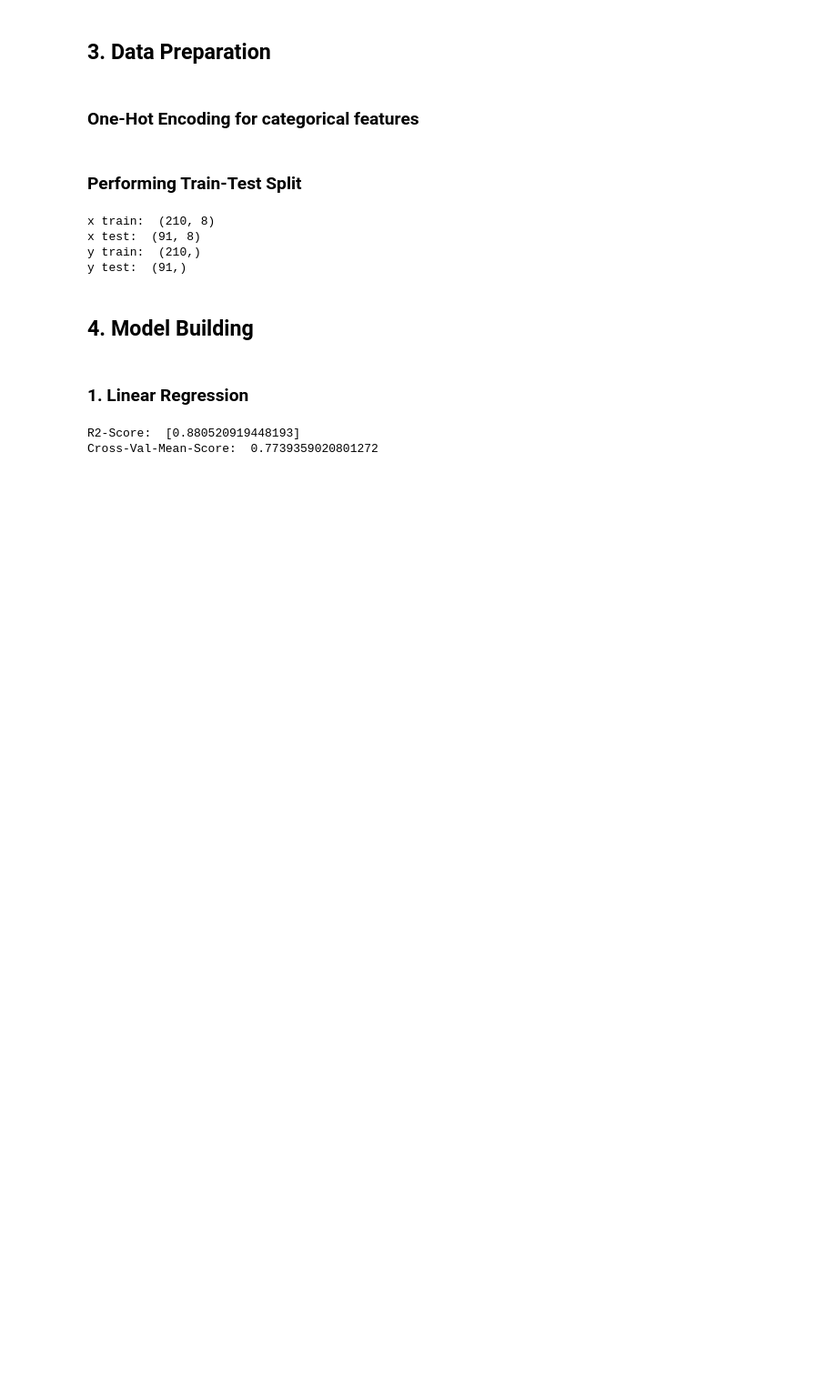
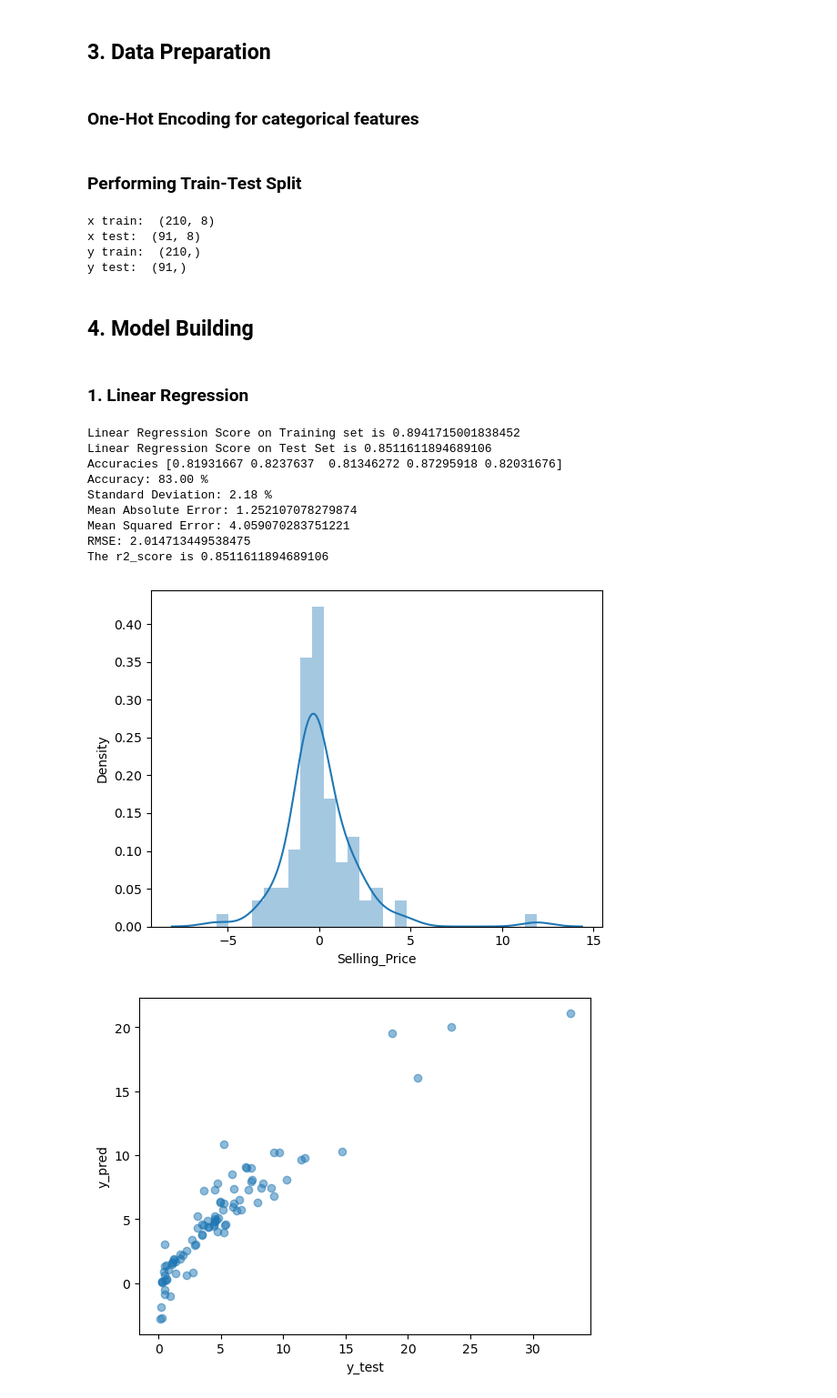
Before and after one commit to Bharathkumar-ms/car_price_prediction-streamlit, a Jupyter notebook: car-price-prediction-project.ipynb, the cells around one changed output. Shown: that part at 91% size. Drawn from its saved outputs; the diff is of its cells as text; code cells hidden in the pictures; blank space fills up the shorter version.

```diff
--- a/car-price-prediction-project.ipynb
+++ b/car-price-prediction-project.ipynb
@@ -115,11 +125,11 @@ df=pd.get_dummies(data=df,drop_first=True)
 # %%
 from sklearn.model_selection import train_test_split
 y=df['Selling_Price']
-x=df.drop('Selling_Price',axis=1)
+X=df.drop('Selling_Price',axis=1)
 # %%
-x_train,x_test,y_train,y_test=train_test_split(x,y,test_size=0.3)
-print("x train: ",x_train.shape)
-print("x test: ",x_test.shape)
+X_train,X_test,y_train,y_test=train_test_split(X,y,test_size=0.3)
+print("x train: ",X_train.shape)
+print("x test: ",X_test.shape)
 print("y train: ",y_train.shape)
 print("y test: ",y_test.shape)
 # %% [output]
@@ -158,7 +153,44 @@ def regg_model(model,model_name):
-# %%
-from sklearn.linear_model import LinearRegression
-lr=LinearRegression()
-regg_model(lr,'LinearRegeressor.pkl')
-# %% [output]
-R2-Score:  [0.880520919448193]
-Cross-Val-Mean-Score:  0.7739359020801272
+# %%
+#Linear Regression
+from sklearn.linear_model import LinearRegression
+lr=LinearRegression()
+lr.fit(X_train, y_train)
+y_pred=lr.predict(X_test)
+
+print("Linear Regression Score on Training set is",lr.score(X_train, y_train))#Training Accuracy
+print("Linear Regression Score on Test Set is",lr.score(X_test, y_test))#Testing Accuracy
+
+accuracies = cross_val_score(lr, X_train, y_train, cv = 5)
+print("Accuracies",accuracies)
+print("Accuracy: {:.2f} %".format(accuracies.mean()*100))
+print("Standard Deviation: {:.2f} %".format(accuracies.std()*100))
+
+mae=mean_absolute_error(y_pred, y_test)
+print("Mean Absolute Error:" , mae)
+
+mse=mean_squared_error(y_test, y_pred)
+print("Mean Squared Error:" , mse)
+
+print('RMSE:', np.sqrt(metrics.mean_squared_error(y_test, y_pred)))
+
+print('The r2_score is', metrics.r2_score(y_test, y_pred))
+
+sns.distplot(y_test-y_pred)
+plt.show()
+
+plt.scatter(y_test, y_pred, alpha = 0.5)
+plt.xlabel("y_test")
+plt.ylabel("y_pred")
+plt.show()
+# %% [output]
+Linear Regression Score on Training set is 0.8941715001838452
+Linear Regression Score on Test Set is 0.8511611894689106
+Accuracies [0.81931667 0.8237637  0.81346272 0.87295918 0.82031676]
+Accuracy: 83.00 %
+Standard Deviation: 2.18 %
+Mean Absolute Error: 1.252107078279874
+Mean Squared Error: 4.059070283751221
+RMSE: 2.014713449538475
+The r2_score is 0.8511611894689106
+[figure, added]
+[figure, added]
```
Also changed, not shown: parts of 31 cells of this notebook.
